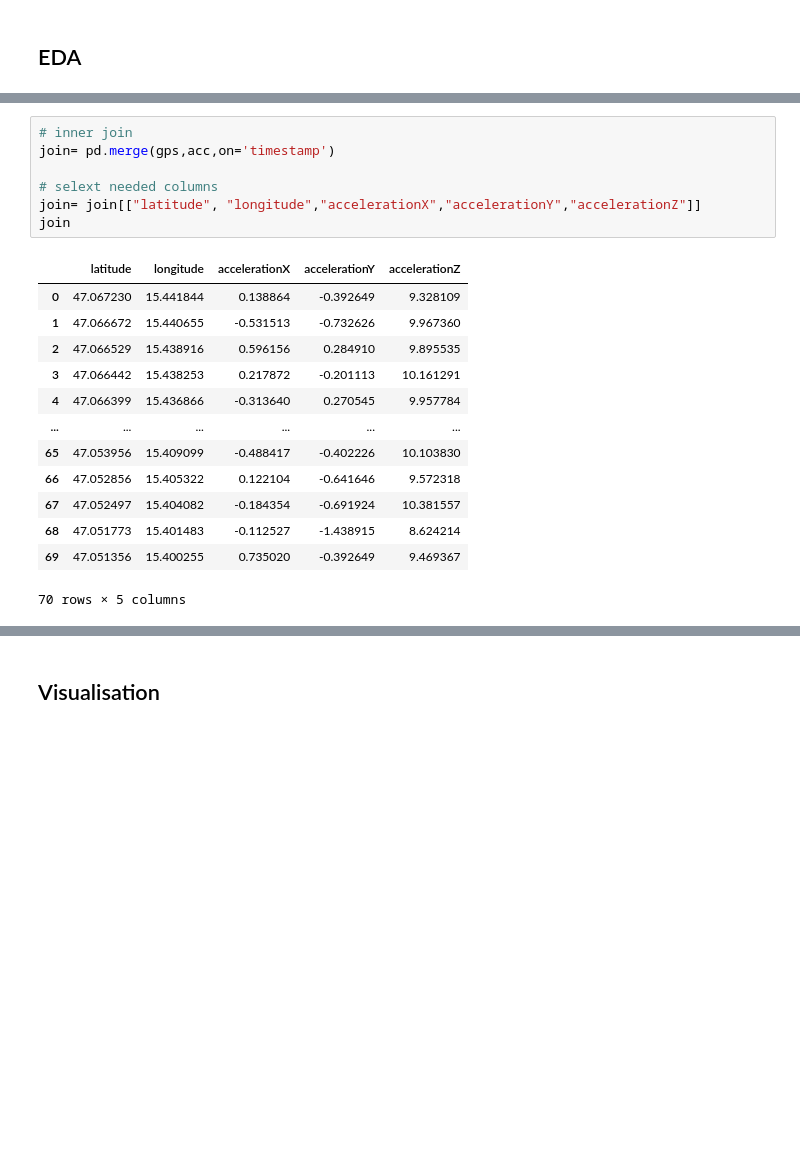
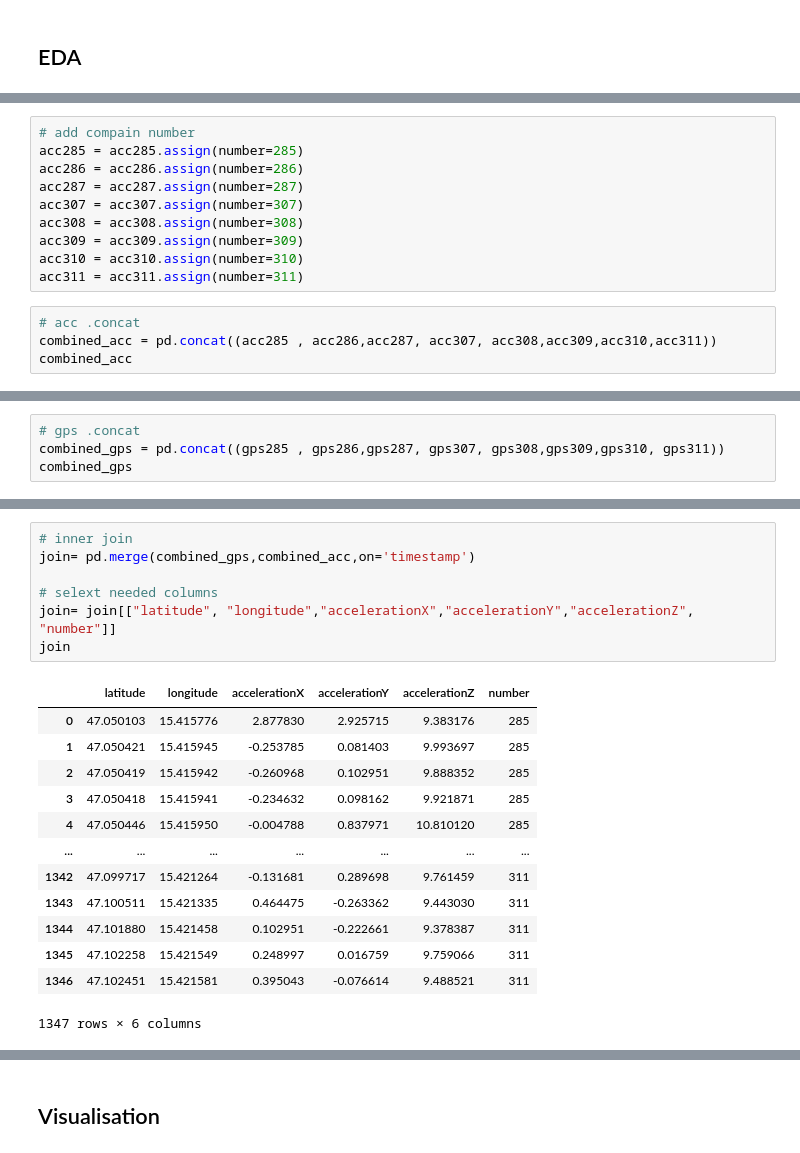
Before and after one commit to ZhitingDu/Machine-Learning, a Jupyter notebook: Comfort Ride.ipynb, the cells around one changed output, grey strips where cells are left out. Saved outputs shown, nothing was run; the diff lists cells and outputs as text; blank space fills up the shorter version.

```diff
--- a/Comfort Ride.ipynb
+++ b/Comfort Ride.ipynb
@@ -49,0 +71,14 @@ print(gps)
+# %%
+# add compain number
+acc285 = acc285.assign(number=285)
+acc286 = acc286.assign(number=286)
+acc287 = acc287.assign(number=287)
+acc307 = acc307.assign(number=307)
+acc308 = acc308.assign(number=308)
+acc309 = acc309.assign(number=309)
+acc310 = acc310.assign(number=310)
+acc311 = acc311.assign(number=311)
+# %%
+# acc .concat
+combined_acc = pd.concat((acc285 , acc286,acc287, acc307, acc308,acc309,acc310,acc311))
+combined_acc
@@ -49,0 +99,4 @@ print(gps)
+# %%
+# gps .concat
+combined_gps = pd.concat((gps285 , gps286,gps287, gps307, gps308,gps309,gps310, gps311))
+combined_gps
@@ -50,24 +117,24 @@ print(gps)
 # %%
 # inner join
-join= pd.merge(gps,acc,on='timestamp')
+join= pd.merge(combined_gps,combined_acc,on='timestamp')
 
 # selext needed columns
-join= join[["latitude", "longitude","accelerationX","accelerationY","accelerationZ"]]
+join= join[["latitude", "longitude","accelerationX","accelerationY","accelerationZ", "number"]]
 join
 # %% [output]
-|  | latitude | longitude | accelerationX | accelerationY | accelerationZ |
-| 0 | 47.067230 | 15.441844 | 0.138864 | -0.392649 | 9.328109 |
-| 1 | 47.066672 | 15.440655 | -0.531513 | -0.732626 | 9.967360 |
-| 2 | 47.066529 | 15.438916 | 0.596156 | 0.284910 | 9.895535 |
-| 3 | 47.066442 | 15.438253 | 0.217872 | -0.201113 | 10.161291 |
-| 4 | 47.066399 | 15.436866 | -0.313640 | 0.270545 | 9.957784 |
-| ... | ... | ... | ... | ... | ... |
-| 65 | 47.053956 | 15.409099 | -0.488417 | -0.402226 | 10.103830 |
-| 66 | 47.052856 | 15.405322 | 0.122104 | -0.641646 | 9.572318 |
-| 67 | 47.052497 | 15.404082 | -0.184354 | -0.691924 | 10.381557 |
-| 68 | 47.051773 | 15.401483 | -0.112527 | -1.438915 | 8.624214 |
-| 69 | 47.051356 | 15.400255 | 0.735020 | -0.392649 | 9.469367 |
+|  | latitude | longitude | accelerationX | accelerationY | accelerationZ | number |
+| 0 | 47.050103 | 15.415776 | 2.877830 | 2.925715 | 9.383176 | 285 |
+| 1 | 47.050421 | 15.415945 | -0.253785 | 0.081403 | 9.993697 | 285 |
+| 2 | 47.050419 | 15.415942 | -0.260968 | 0.102951 | 9.888352 | 285 |
+| 3 | 47.050418 | 15.415941 | -0.234632 | 0.098162 | 9.921871 | 285 |
+| 4 | 47.050446 | 15.415950 | -0.004788 | 0.837971 | 10.810120 | 285 |
+| ... | ... | ... | ... | ... | ... | ... |
+| 1342 | 47.099717 | 15.421264 | -0.131681 | 0.289698 | 9.761459 | 311 |
+| 1343 | 47.100511 | 15.421335 | 0.464475 | -0.263362 | 9.443030 | 311 |
+| 1344 | 47.101880 | 15.421458 | 0.102951 | -0.222661 | 9.378387 | 311 |
+| 1345 | 47.102258 | 15.421549 | 0.248997 | 0.016759 | 9.759066 | 311 |
+| 1346 | 47.102451 | 15.421581 | 0.395043 | -0.076614 | 9.488521 | 311 |
-70 rows × 5 columns
+1347 rows × 6 columns
 # %%
 # add new KPI
 join['KPI'] = (join.accelerationX ** 2 + join.accelerationY**2 + join.accelerationZ**2 )**(1/6)
```
Also changed, not shown: parts of 37 cells of this notebook.
